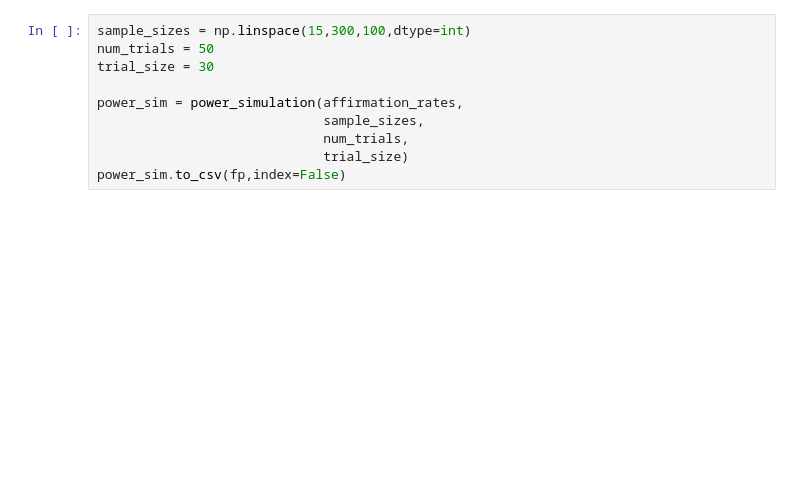
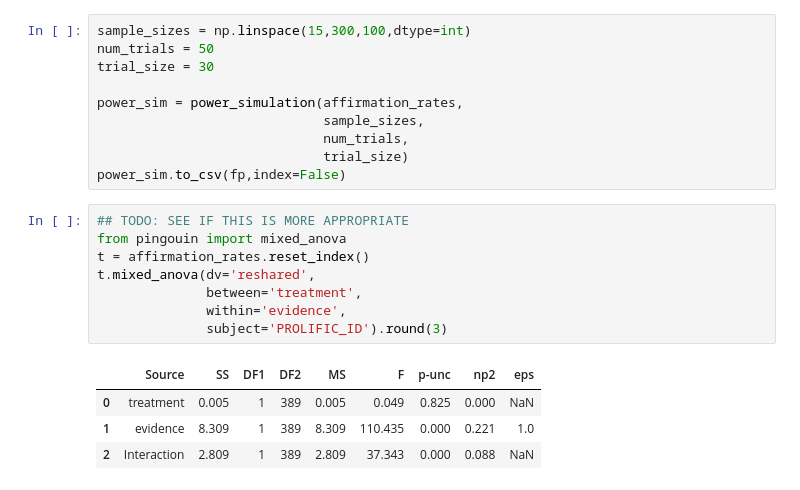
Before and after one commit to cameron-raymond/SDS-Thesis, a Jupyter notebook: notebooks/Power_Analysis.ipynb, the cells around one changed output. Saved outputs shown, nothing was run; the diff lists cells and outputs as text; blank space fills up the shorter version.

```diff
--- a/notebooks/Power_Analysis.ipynb
+++ b/notebooks/Power_Analysis.ipynb
@@ -114,3 +119,16 @@ power_sim = power_simulation(affirmation_rates,
                              num_trials,
                              trial_size)
 power_sim.to_csv(fp,index=False)
+# %%
+## TODO: SEE IF THIS IS MORE APPROPRIATE
+from pingouin import mixed_anova
+t = affirmation_rates.reset_index()
+t.mixed_anova(dv='reshared',
+              between='treatment',
+              within='evidence',
+              subject='PROLIFIC_ID').round(3)
+# %% [output]
+|  | Source | SS | DF1 | DF2 | MS | F | p-unc | np2 | eps |
+| 0 | treatment | 0.005 | 1 | 389 | 0.005 | 0.049 | 0.825 | 0.000 | NaN |
+| 1 | evidence | 8.309 | 1 | 389 | 8.309 | 110.435 | 0.000 | 0.221 | 1.0 |
+| 2 | Interaction | 2.809 | 1 | 389 | 2.809 | 37.343 | 0.000 | 0.088 | NaN |
```
Also changed, not shown: parts of 6 cells of this notebook, 7 other files.
